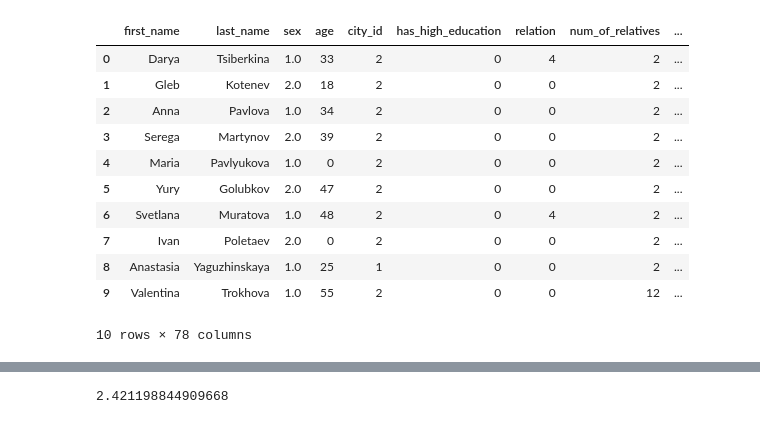
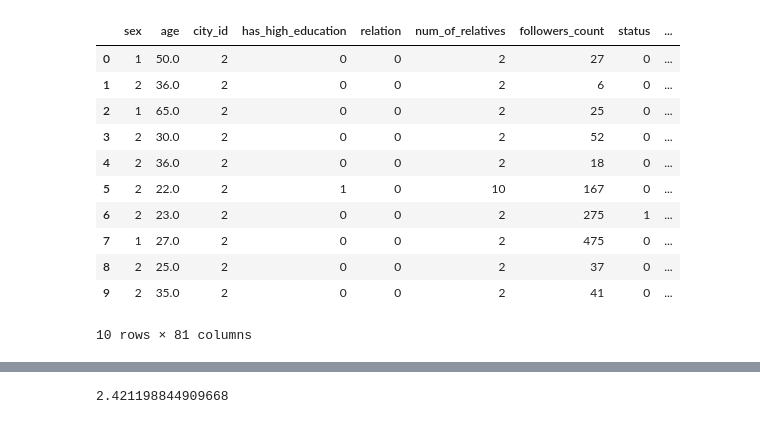
Before and after one commit to aimclub/BAMT, a Jupyter notebook: Example_synth_data.ipynb, the cells around one changed output, grey strips where cells are left out. Drawn from its saved outputs; the diff is of its cells as text; code cells hidden in the pictures.

```diff
--- a/Example_synth_data.ipynb
+++ b/Example_synth_data.ipynb
@@ -20,16 +66,16 @@ import operator
 # %%
-vk_interes = pd.read_csv('data/vk_interests_finance.csv')
-vk_interes.head(10)
+vk_data = pd.read_csv('data/vk_data.csv')
+vk_data.head(10)
 # %% [output]
-|  | first_name | last_name | sex | age | city_id | has_high_education | relation | num_of_relatives | ... |
-| 0 | Darya | Tsiberkina | 1.0 | 33 | 2 | 0 | 4 | 2 | ... |
-| 1 | Gleb | Kotenev | 2.0 | 18 | 2 | 0 | 0 | 2 | ... |
-| 2 | Anna | Pavlova | 1.0 | 34 | 2 | 0 | 0 | 2 | ... |
-| 3 | Serega | Martynov | 2.0 | 39 | 2 | 0 | 0 | 2 | ... |
-| 4 | Maria | Pavlyukova | 1.0 | 0 | 2 | 0 | 0 | 2 | ... |
-| 5 | Yury | Golubkov | 2.0 | 47 | 2 | 0 | 0 | 2 | ... |
-| 6 | Svetlana | Muratova | 1.0 | 48 | 2 | 0 | 4 | 2 | ... |
-| 7 | Ivan | Poletaev | 2.0 | 0 | 2 | 0 | 0 | 2 | ... |
-| 8 | Anastasia | Yaguzhinskaya | 1.0 | 25 | 1 | 0 | 0 | 2 | ... |
-| 9 | Valentina | Trokhova | 1.0 | 55 | 2 | 0 | 0 | 12 | ... |
+|  | sex | age | city_id | has_high_education | relation | num_of_relatives | followers_count | status | ... |
+| 0 | 1 | 50.0 | 2 | 0 | 0 | 2 | 27 | 0 | ... |
+| 1 | 2 | 36.0 | 2 | 0 | 0 | 2 | 6 | 0 | ... |
+| 2 | 1 | 65.0 | 2 | 0 | 0 | 2 | 25 | 0 | ... |
+| 3 | 2 | 30.0 | 2 | 0 | 0 | 2 | 52 | 0 | ... |
+| 4 | 2 | 36.0 | 2 | 0 | 0 | 2 | 18 | 0 | ... |
+| 5 | 2 | 22.0 | 2 | 1 | 0 | 10 | 167 | 0 | ... |
+| 6 | 2 | 23.0 | 2 | 0 | 0 | 2 | 275 | 1 | ... |
+| 7 | 1 | 27.0 | 2 | 0 | 0 | 2 | 475 | 0 | ... |
+| 8 | 2 | 25.0 | 2 | 0 | 0 | 2 | 37 | 0 | ... |
+| 9 | 2 | 35.0 | 2 | 0 | 0 | 2 | 41 | 0 | ... |
-10 rows × 78 columns
+10 rows × 81 columns
```
Also changed, not shown: parts of 107 cells of this notebook, 4 other files.
